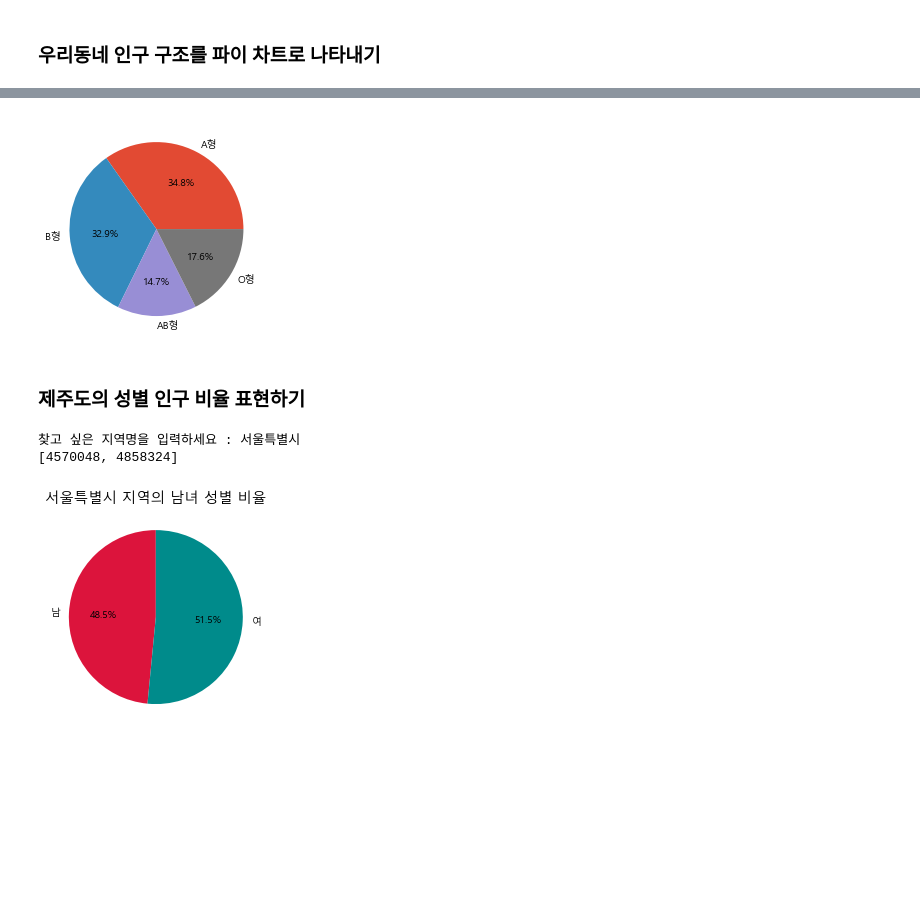
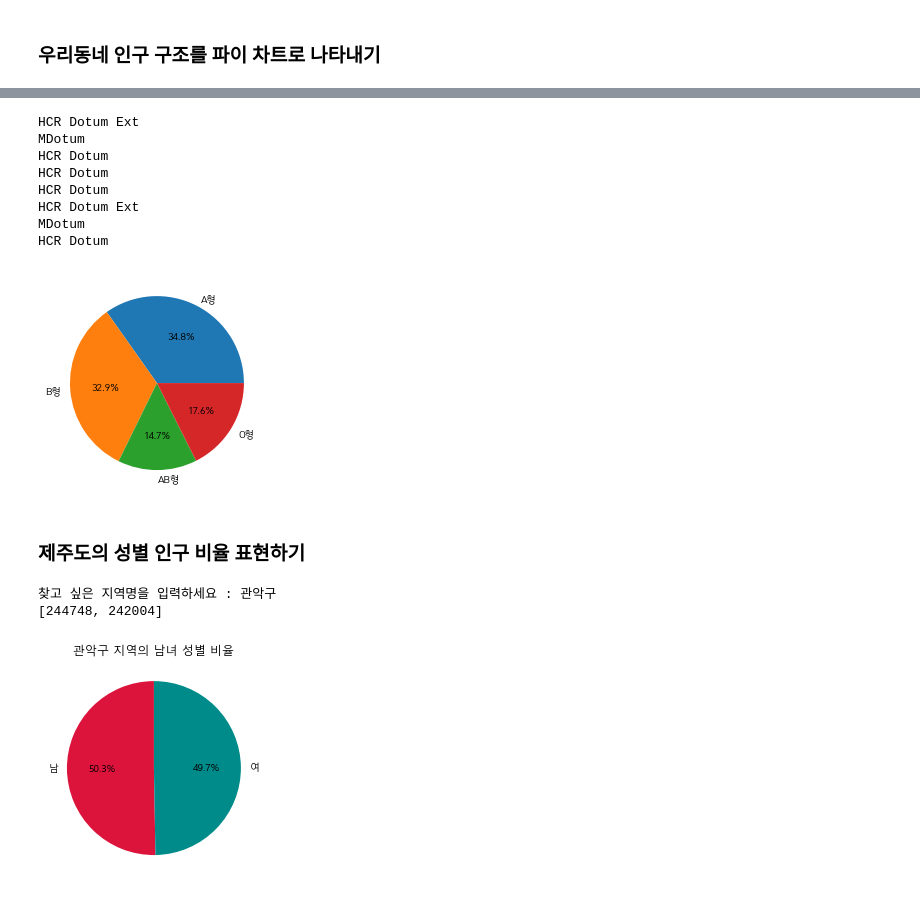
Before and after one commit to kiyongee2/data_mining, a Jupyter notebook: every_data/population2.ipynb, the cells around one changed output, grey strips where cells are left out. Saved outputs shown, nothing was run; the diff lists cells and outputs as text; code cells hidden in the pictures; blank space fills up the shorter version.

Commit message:
alone data

```diff
--- a/every_data/population2.ipynb
+++ b/every_data/population2.ipynb
@@ -92,28 +92,52 @@ plt.show()
 # %%
+import matplotlib.pyplot as plt
+from matplotlib import font_manager
+
 size = [2441, 2312, 1031, 1233]
+
+# 글꼴 찾기
+for font in font_manager.fontManager.ttflist:
+    #print(font)
+    if "Dotum" in font.name:
+        print(font.name)
+        #break
+
+#plt.rc("font", family="Batang")
+plt.rc("font", family="HCR Dotum")
 label = ['A형', 'B형', 'AB형', 'O형']
 plt.pie(size, labels=label, autopct='%.1f%%')
 plt.show()
 # %% [output]
+HCR Dotum Ext
+MDotum
+HCR Dotum
+HCR Dotum
+HCR Dotum
+HCR Dotum Ext
+MDotum
+HCR Dotum
-[figure, old version]
+[figure, new version]
 # %% [markdown]
 ### 제주도의 성별 인구 비율 표현하기
 # %%
-f = open('Data/gender.csv')
-data = csv.reader(f)
+import csv
+import matplotlib.pyplot as plt
 
-size = []
-name = input("찾고 싶은 지역명을 입력하세요 : ")
+with open('Data/gender.csv') as f:
+    data = csv.reader(f)
 
-for row in data:
-    if name in row[0]:
-        sum_m = 0
-        sum_fm = 0
+    size = []
+    name = input("찾고 싶은 지역명을 입력하세요 : ")
 
-        for i in range(101):
-            sum_m += int(row[i+3].replace(',', ''))
-            sum_fm += int(row[i+106].replace(',', ''))
-        break
+    for row in data:
+        if name in row[0]:
+            sum_m = 0     # 남성 합계
+            sum_fm = 0    # 여성 합계
+
+            for i in range(101):
+                sum_m += int(row[i+3].replace(',', ''))
+                sum_fm += int(row[i+106].replace(',', ''))
+            break
 
 size.append(sum_m)
 size.append(sum_fm)
@@ -125,6 +149,6 @@ plt.pie(size, labels=['남', '여'], autopct='%.1f%%', colors=color,
        startangle=90)
 plt.show()
 # %% [output]
-찾고 싶은 지역명을 입력하세요 : 서울특별시
-[4570048, 4858324]
+찾고 싶은 지역명을 입력하세요 : 관악구
+[244748, 242004]
-[figure, old version]
+[figure, new version]
```
Also changed, not shown: parts of 1 cell of this notebook, 26 other files.
